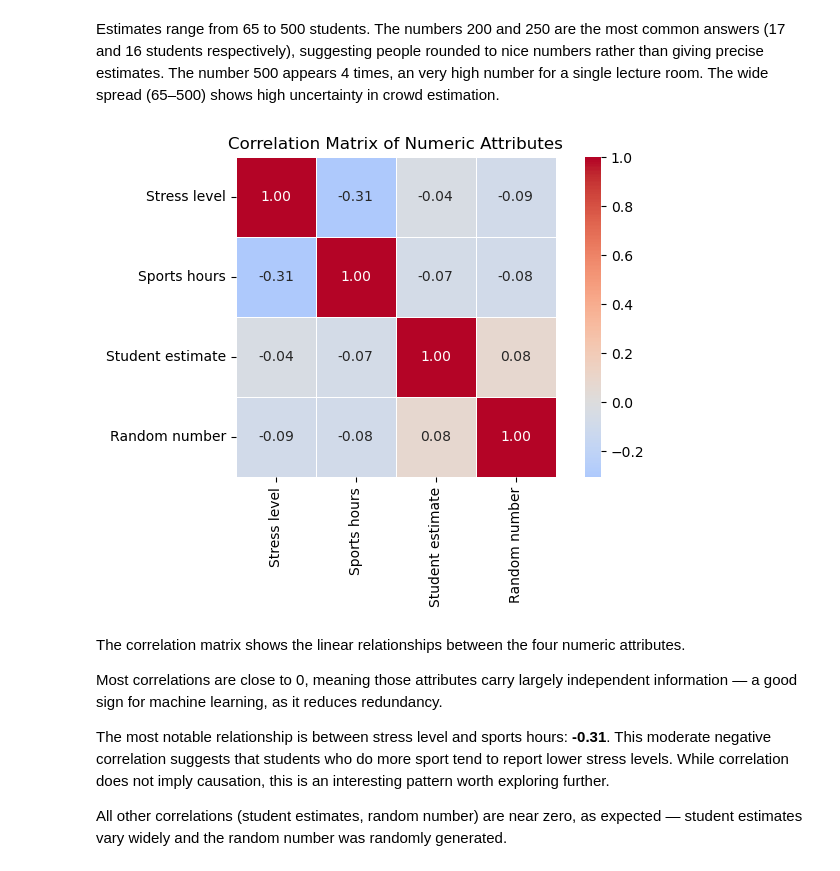
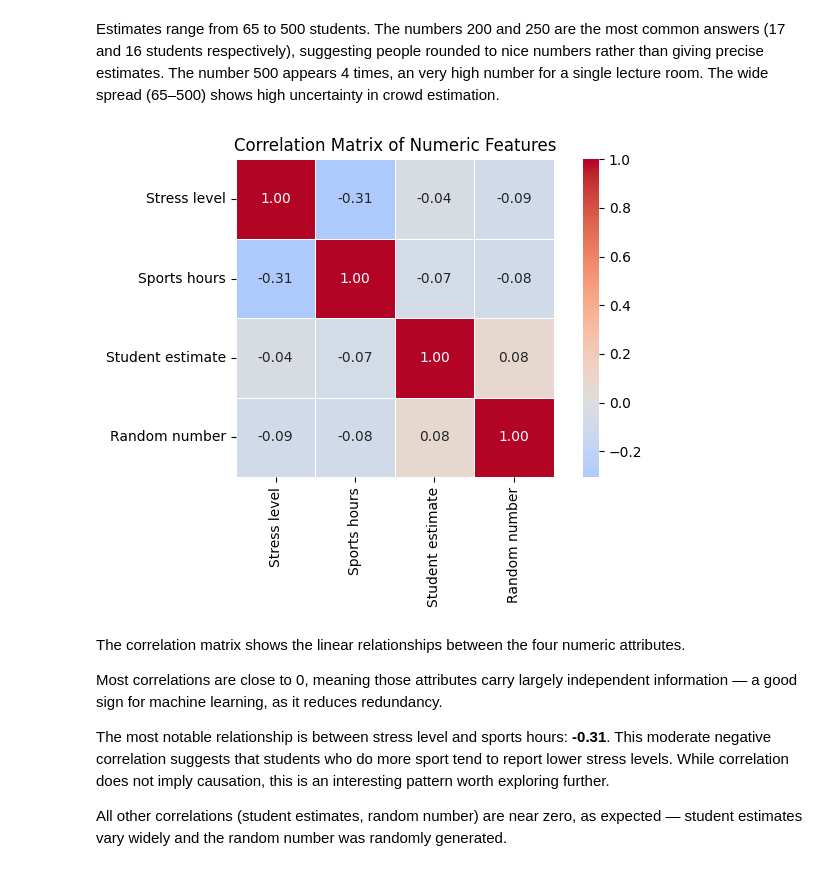
Before and after one commit to SaiTejasC/Data-Mining-Techniques, a Jupyter notebook: Assignment-1/assignment1.ipynb, the cells around one changed output. Saved outputs shown, nothing was run; the diff lists cells and outputs as text; code cells hidden in the pictures.

```diff
--- a/Assignment-1/assignment1.ipynb
+++ b/Assignment-1/assignment1.ipynb
@@ -255,33 +277,33 @@ The wide spread (65–500) shows high uncertainty in crowd estimation.
 # %%
 # Correlation analysis between numeric attributes
 #
 # To study relationships between attributes, we compute a correlation matrix.
 # Correlation ranges from -1 (perfect negative) to +1 (perfect positive).
 # Values close to 0 mean little to no linear relationship.
 #
 # We can only correlate numeric columns — so we convert them first.
 
 numeric_cols = {
     'Stress level': pd.to_numeric(df['What is your stress level (0-100)?'], errors='coerce'),
     'Sports hours': pd.to_numeric(df['How many hours per week do you do sports (in whole hours)? '], errors='coerce'),
     'Student estimate': pd.to_numeric(df['How many students do you estimate there are in the room?'], errors='coerce'),
     'Random number': pd.to_numeric(df['Give a random number'], errors='coerce')
 }
 
 df_numeric = pd.DataFrame(numeric_cols)
 
 # Compute the correlation matrix
 corr_matrix = df_numeric.corr()
 
 # Plot as heatmap
 plt.figure(figsize=(7, 5))
 sns.heatmap(corr_matrix, annot=True, fmt='.2f', cmap='coolwarm', center=0,
             square=True, linewidths=0.5)
-plt.title('Correlation Matrix of Numeric Attributes')
+plt.title('Correlation Matrix of Numeric Features')
 plt.tight_layout()
 plt.show()
 # %% [output]
-[figure, old version]
+[figure, new version]
 # %% [markdown]
 The correlation matrix shows the linear relationships between the four numeric attributes.
 
```
Also changed, not shown: parts of 8 cells of this notebook, 9 other files.
